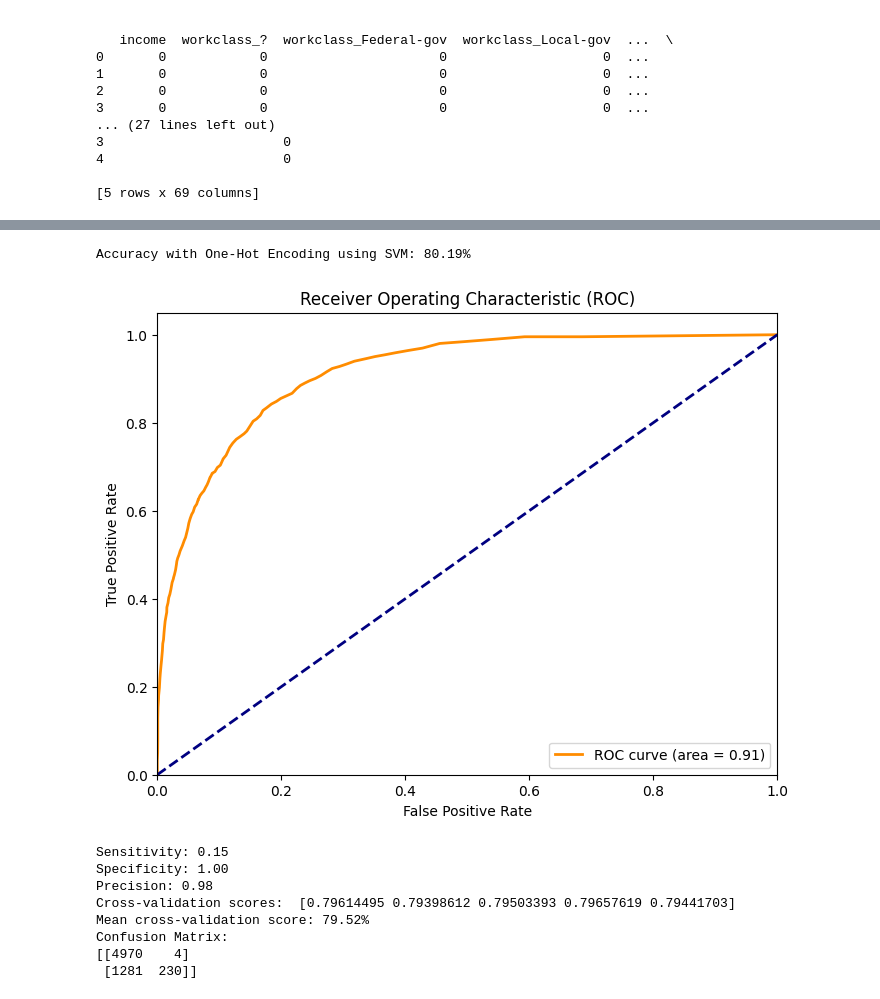
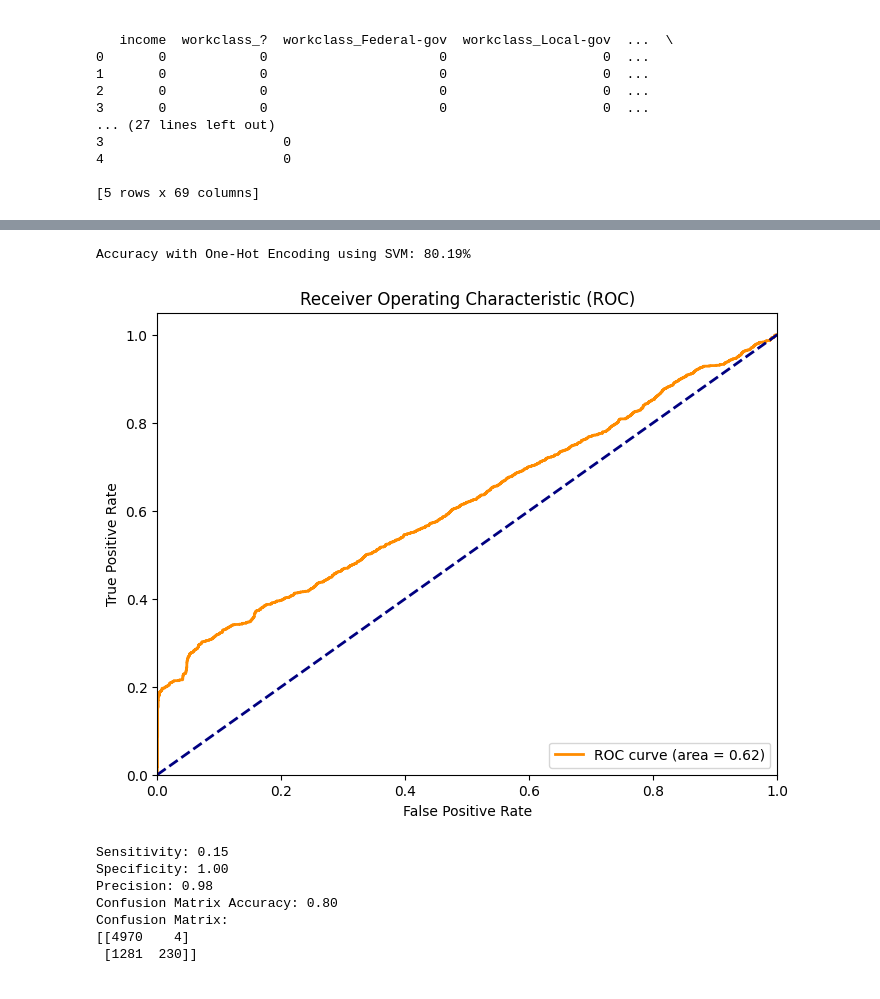
Before and after one commit to TreeBranchWL/TreeBranch-project, a Jupyter notebook: TREEBRANCH.ipynb, the cells around one changed output, grey strips where cells are left out. Saved outputs shown, nothing was run; the diff lists cells and outputs as text; code cells hidden in the pictures.

```diff
--- a/TREEBRANCH.ipynb
+++ b/TREEBRANCH.ipynb
@@ -384,7 +483,7 @@ Y_encoded = data_encoded['income']
 X_train_encoded, X_test_encoded, y_train_encoded, y_test_encoded = train_test_split(X_encoded, Y_encoded, test_size=0.2, random_state=42)
 
 # Initialize the SVM classifier
-svm_encoded = SVC(random_state=42)
+svm_encoded = SVC(random_state=42, probability=True)
 
 # Train the SVM classifier
 svm_encoded.fit(X_train_encoded, y_train_encoded)
@@ -396,6 +495,7 @@ y_pred_encoded = svm_encoded.predict(X_test_encoded)
 accuracy_encoded = accuracy_score(y_test_encoded, y_pred_encoded)
 print(f"Accuracy with One-Hot Encoding using SVM: {accuracy_encoded * 100:.2f}%")
 ####ROC and AUC
+y_scores_encoded = svm_encoded.predict_proba(X_test_encoded)[:, 1]
 # Compute ROC curve and ROC AUC
 fpr_encoded, tpr_encoded, _ = roc_curve(y_test_encoded, y_scores_encoded)
 roc_auc_encoded = auc(fpr_encoded, tpr_encoded)
@@ -414,55 +514,60 @@ plt.legend(loc="lower right")
 plt.show()
 ##S and S
 # Calculate confusion matrix to get sensitivity and specificity
-cm = confusion_matrix(y_test_encoded, y_pred_encoded)
-TP = cm[1, 1]  # True Positives
-TN = cm[0, 0]  # True Negatives
-FP = cm[0, 1]  # False Positives
-FN = cm[1, 0]  # False Negatives
+cmsvm = confusion_matrix(y_test_encoded, y_pred_encoded)
+TP = cmsvm[1, 1]  # True Positives
+TN = cmsvm[0, 0]  # True Negatives
+FP = cmsvm[0, 1]  # False Positives
+FN = cmsvm[1, 0]  # False Negatives
 
 # Calculate sensitivity (Recall or True Positive Rate)
 sensitivity = TP / float(TP + FN)
 print(f"Sensitivity: {sensitivity:.2f}")
 
 # Calculate specificity (True Negative Rate)
 specificity = TN / float(TN + FP)
 print(f"Specificity: {specificity:.2f}")
 # Calculate precision
 precision = TP / float(TP + FP)
 print(f"Precision: {precision:.2f}")
+# Calculate accuracy from the confusion matrix
+accuracy_cmsvm = (TP + TN) / float(TP + TN + FP + FN)
+print(f"Confusion Matrix Accuracy: {accuracy_cmsvm:.2f}")
+#Calculate the confusion matrix
+print("Confusion Matrix:")
+print(cmsvm)
 ##Cross validation
 # Perform cross-validation
-cv_scoressvm = cross_val_score(svm_encoded, X_encoded, y_encoded, cv=5, scoring='accuracy')
+#cv_scoressvm = cross_val_score(svm_encoded, X_encoded, y_encoded, cv=5, scoring='accuracy')
 
 # Print the cross-validation scores
-print("Cross-validation scores: ", cv_scoressvm)
-print("Mean cross-validation score: {:.2f}%".format(cv_scoressvm.mean() * 100))
+#print("Cross-validation scores: ", cv_scoressvm)
+#print("Mean cross-validation score: {:.2f}%".format(cv_scoressvm.mean() * 100))
 #Calculate the confusion matrix
-cmsvm = confusion_matrix(y_test_encoded, y_pred_encoded)
-print("Confusion Matrix:")
-print(cmsvm)
+#cmsvm = confusion_matrix(y_test_encoded, y_pred_encoded)
+#print("Confusion Matrix:")
+#print(cmsvm)
 
 # Visualize the confusion matrix
 plt.figure(figsize=(8, 6))
 plt.matshow(cmsvm, cmap=plt.cm.Blues, fignum=1)
 plt.title('Confusion Matrix Plot')
 plt.colorbar()
 plt.xlabel('Predicted')
 plt.ylabel('Actual')
 
 for i in range(cmsvm.shape[0]):
     for j in range(cmsvm.shape[1]):
         plt.text(j, i, cmsvm[i, j], ha='center', va='center', color='red')
 
 plt.show()
 # %% [output]
 Accuracy with One-Hot Encoding using SVM: 80.19%
-[figure, old version]
+[figure, new version]
 Sensitivity: 0.15
 Specificity: 1.00
 Precision: 0.98
-Cross-validation scores:  [0.79614495 0.79398612 0.79503393 0.79657619 0.79441703]
-Mean cross-validation score: 79.52%
+Confusion Matrix Accuracy: 0.80
 Confusion Matrix:
 [[4970    4]
  [1281  230]]
```
Also changed, not shown: parts of 5 cells of this notebook.
